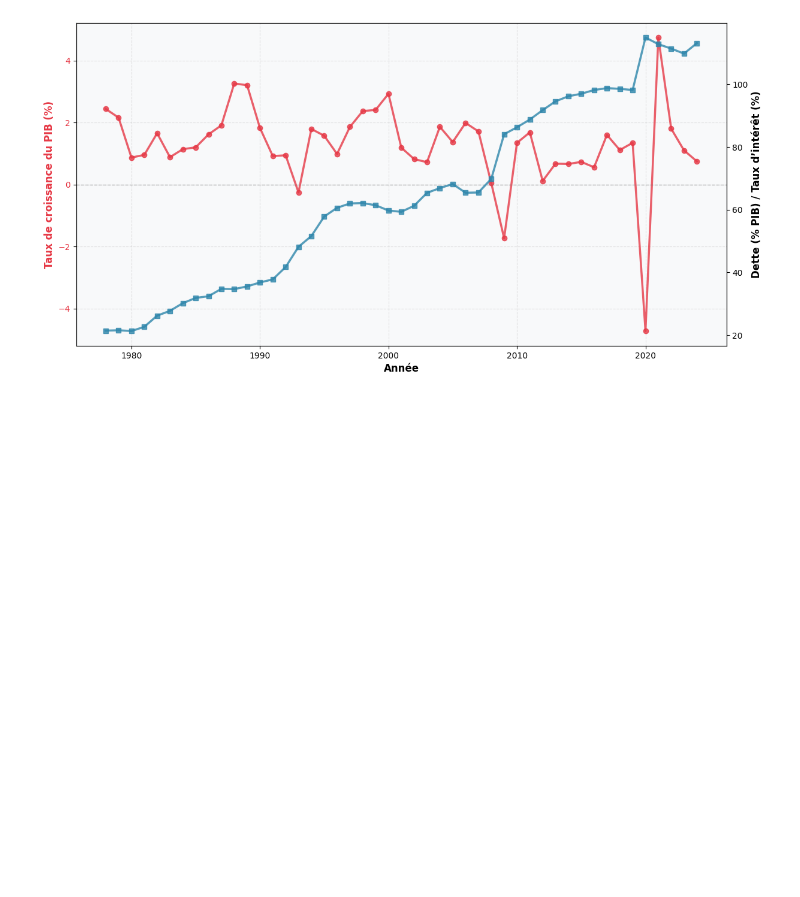
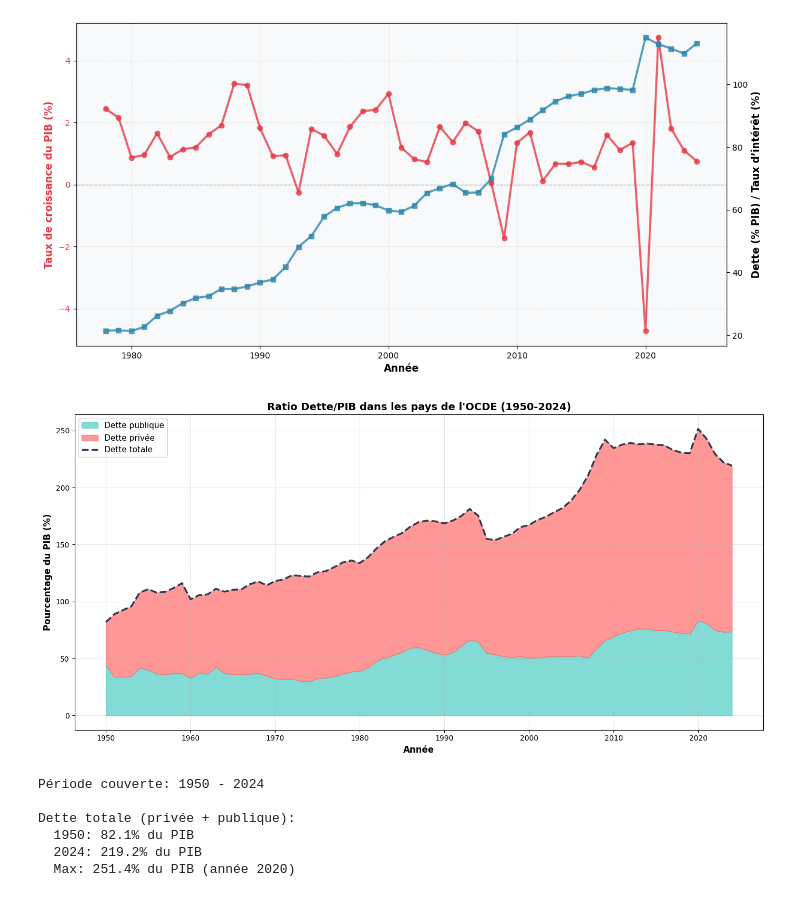
Before and after one commit to yanislarre/statapp, a Jupyter notebook: main.ipynb, the cells around one changed output. Cells and saved outputs as stored; diff of their text form; code cells hidden in the pictures; blank space fills up the shorter version.

```diff
--- a/main.ipynb
+++ b/main.ipynb
@@ -505,3 +505,59 @@ data_vis.pib_dette_gouv_interet_france(df_france_analyse)
 # %% [output]
 KeyError: 'Taux_Interet_Long_Terme'
 [figure]
+# %%
+# Charger les données OCDE
+df_oecd = pd.read_csv('données/global_debt_OECD.csv', decimal=',')
+
+# Utiliser "loans and debt securities" plutôt que "all instruments"
+df_oecd.rename(columns={
+    'Total private debt,  loans and debt securities (percent of GDP)': 'private_debt',
+    'Public sector debt (percent of GDP)': 'public_debt',
+    'General government debt (percent of GDP)': 'govt_debt'
+}, inplace=True)
+
+# Utiliser general government debt si public sector debt manque
+df_oecd['public_debt'] = df_oecd['public_debt'].fillna(df_oecd['govt_debt'])
+
+# Garder seulement les années où on a les deux données
+df_oecd_clean = df_oecd[['Year', 'private_debt', 'public_debt']].dropna()
+
+# Calculer les moyennes par année pour tous les pays OCDE
+debt_by_year = df_oecd_clean.groupby('Year')[['private_debt', 'public_debt']].mean()
+
+# Créer un graphique en aires pour meilleure visualisation
+fig, ax = plt.subplots(figsize=(14, 7))
+
+ax.fill_between(debt_by_year.index, 0, debt_by_year['public_debt'],
+                label='Dette publique', color='#4ECDC4', alpha=0.7)
+ax.fill_between(debt_by_year.index, debt_by_year['public_debt'],
+                debt_by_year['public_debt'] + debt_by_year['private_debt'],
+                label='Dette privée', color='#FF6B6B', alpha=0.7)
+
+# Ajouter une ligne pour la dette totale
+total_debt = debt_by_year['private_debt'] + debt_by_year['public_debt']
+ax.plot(debt_by_year.index, total_debt, color='#2C3E50', linewidth=2.5,
+        label='Dette totale', linestyle='--')
+
+ax.set_xlabel('Année', fontsize=12, fontweight='bold')
+ax.set_ylabel('Pourcentage du PIB (%)', fontsize=12, fontweight='bold')
+ax.set_title('Ratio Dette/PIB dans les pays de l\'OCDE (1950-2024)',
+             fontsize=14, fontweight='bold')
+ax.legend(fontsize=11, loc='best')
+ax.grid(True, alpha=0.3)
+plt.tight_layout()
+plt.show()
+
+print(f"Période couverte: {int(debt_by_year.index.min())} - {int(debt_by_year.index.max())}")
+print(f"\nDette totale (privée + publique):")
+print(f"  1950: {total_debt.iloc[0]:.1f}% du PIB")
+print(f"  2024: {total_debt.iloc[-1]:.1f}% du PIB")
+print(f"  Max: {total_debt.max():.1f}% du PIB (année {debt_by_year.index[total_debt.argmax()]})")
+# %% [output]
+[figure, added]
+Période couverte: 1950 - 2024
+
+Dette totale (privée + publique):
+  1950: 82.1% du PIB
+  2024: 219.2% du PIB
+  Max: 251.4% du PIB (année 2020)
```
Also changed, not shown: parts of 1 cell of this notebook.
